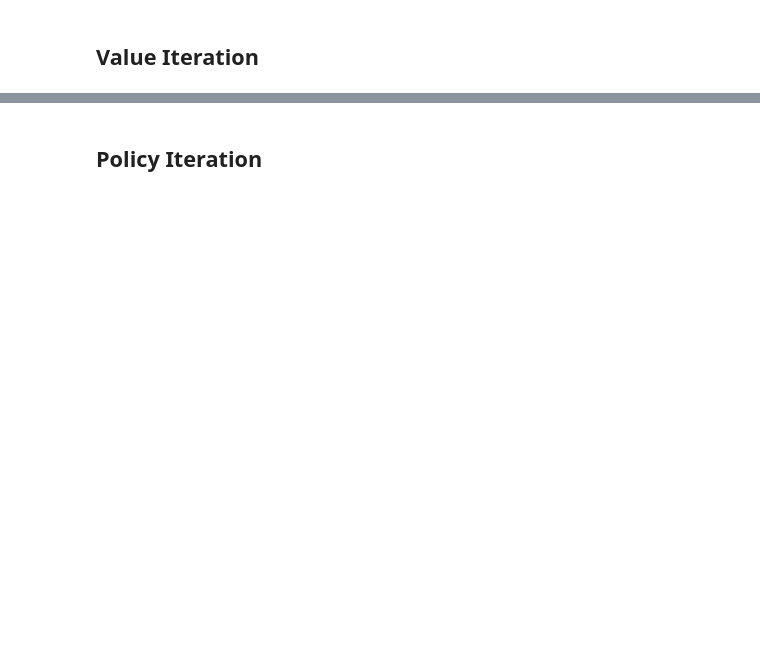
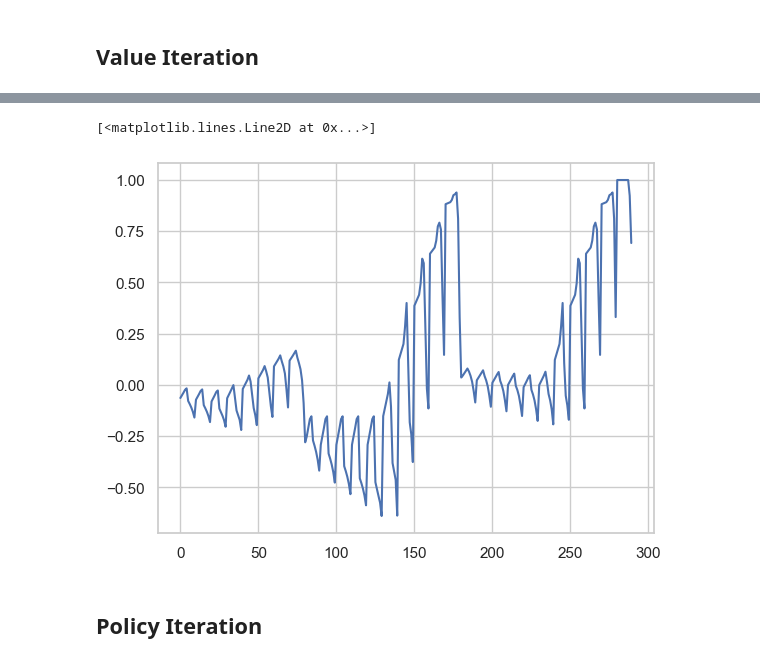
Before and after one commit to lboadi2/machine_learning, a Jupyter notebook: 4_reinforcement_learning/blackjack.ipynb, the cells around one changed output, grey strips where cells are left out. Drawn from its saved outputs; the diff is of its cells as text; code cells hidden in the pictures; blank space fills up the shorter version.

```diff
--- a/4_reinforcement_learning/blackjack.ipynb
+++ b/4_reinforcement_learning/blackjack.ipynb
@@ -155,4 +155,9 @@ runtime = 0.04 seconds
 [figure]
+# %%
+plt.plot(V_track.mean(axis=0))
+# %% [output]
+[<matplotlib.lines.Line2D at 0x...>]
+[figure, added]
 # %% [markdown]
 ## Policy Iteration
 # %%
```
Also changed, not shown: parts of 5 cells of this notebook, 1 other file.
